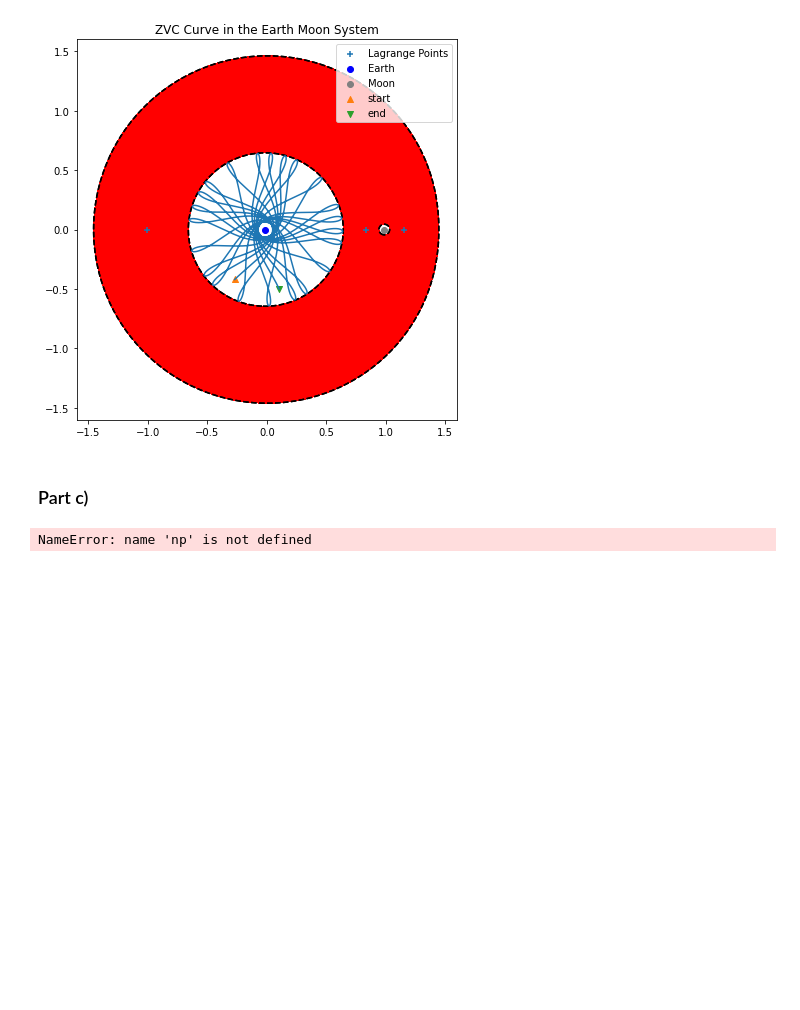
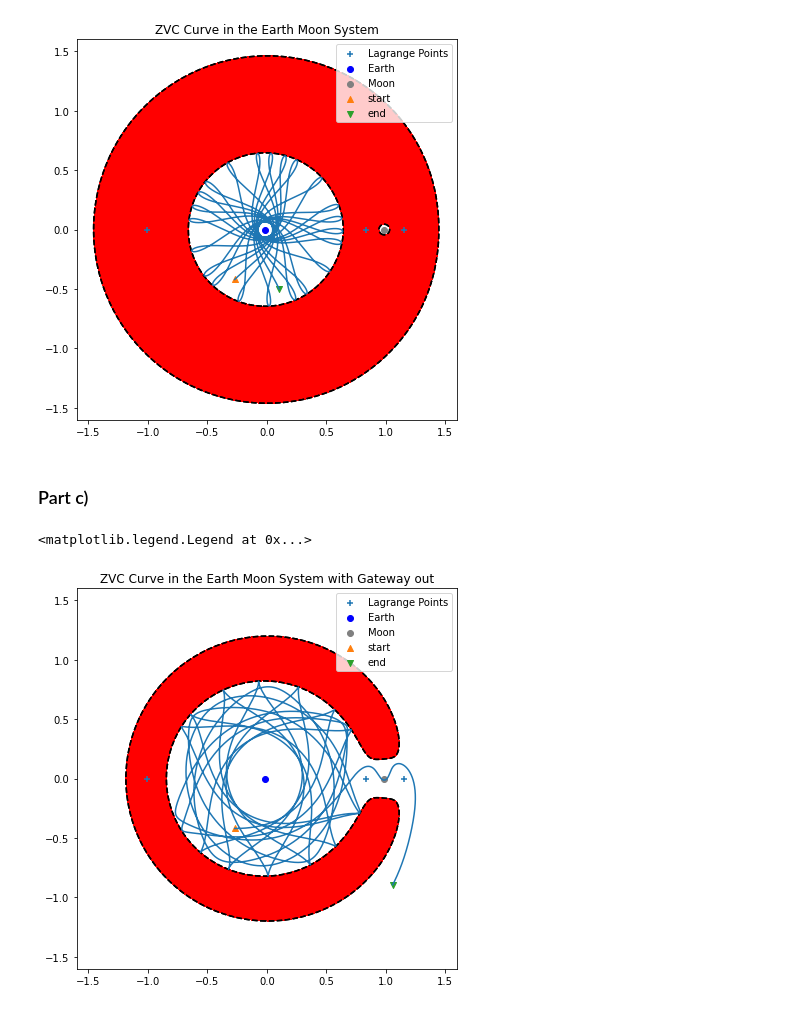
Before and after one commit to prabhu8/Advanced-Orbital-Mechanics, a Jupyter notebook: PSC (Stability of Lagrange points)/PSC2.ipynb, the cells around one changed output. Drawn from its saved outputs; the diff is of its cells as text; code cells hidden in the pictures; blank space fills up the shorter version.

```diff
--- a/PSC (Stability of Lagrange points)/PSC2.ipynb
+++ b/PSC (Stability of Lagrange points)/PSC2.ipynb
@@ -94,25 +97,26 @@ axs.legend()
 # %%
 C02 = 3.1
 
 vmag = np.sqrt(pn.Jacobi_const(r_vec[0], r_vec[1], r_vec[2], 0, SS3.loc[system,'miu']) - C02)
 v = vmag * np.array([1, 0, 0])
 
 t_span = [0, 80]
 IC = np.append(r_vec, v)
 sol = solve_ivp(lambda t, x: pn.cr3bp_df(t, x, SS3.loc[system,'miu']), t_span , IC, method='RK45',
                 rtol=10**-12, atol=10**-16)
 
 fig, axs = plt.subplots(nrows=1, ncols=1, figsize=(7,7))
 axs.contourf(X,Y, -C, levels = [-C02, -C02+10**-12], extend = 'max', cmap = 'rainbow')
 axs.contour(X,Y, -C, levels = [-C02, -C02+10**-12], colors='black')
 axs.scatter([L1, L2, L3],[0, 0, 0], marker="+", label = 'Lagrange Points')
 axs.scatter(-SS3.loc[system, 'miu'],0, marker = 'o', color='blue', label='Earth')
 axs.scatter(1-SS3.loc[system, 'miu'],0, marker='o', color='grey', label='Moon')
 axs.set_aspect('equal', 'box')
-axs.set_title('ZVC Curve in the Earth Moon System')
+axs.set_title('ZVC Curve in the Earth Moon System with Gateway out')
 axs.plot(sol.y[0,:],sol.y[1,:])
 axs.scatter(sol.y[0,0],sol.y[1,0], marker='^', label="start")
 axs.scatter(sol.y[0,-1],sol.y[1,-1], marker='v', label="end")
 axs.legend()
 # %% [output]
-NameError: name 'np' is not defined
+<matplotlib.legend.Legend at 0x...>
+[figure, added]
```
Also changed, not shown: parts of 1 cell of this notebook.
